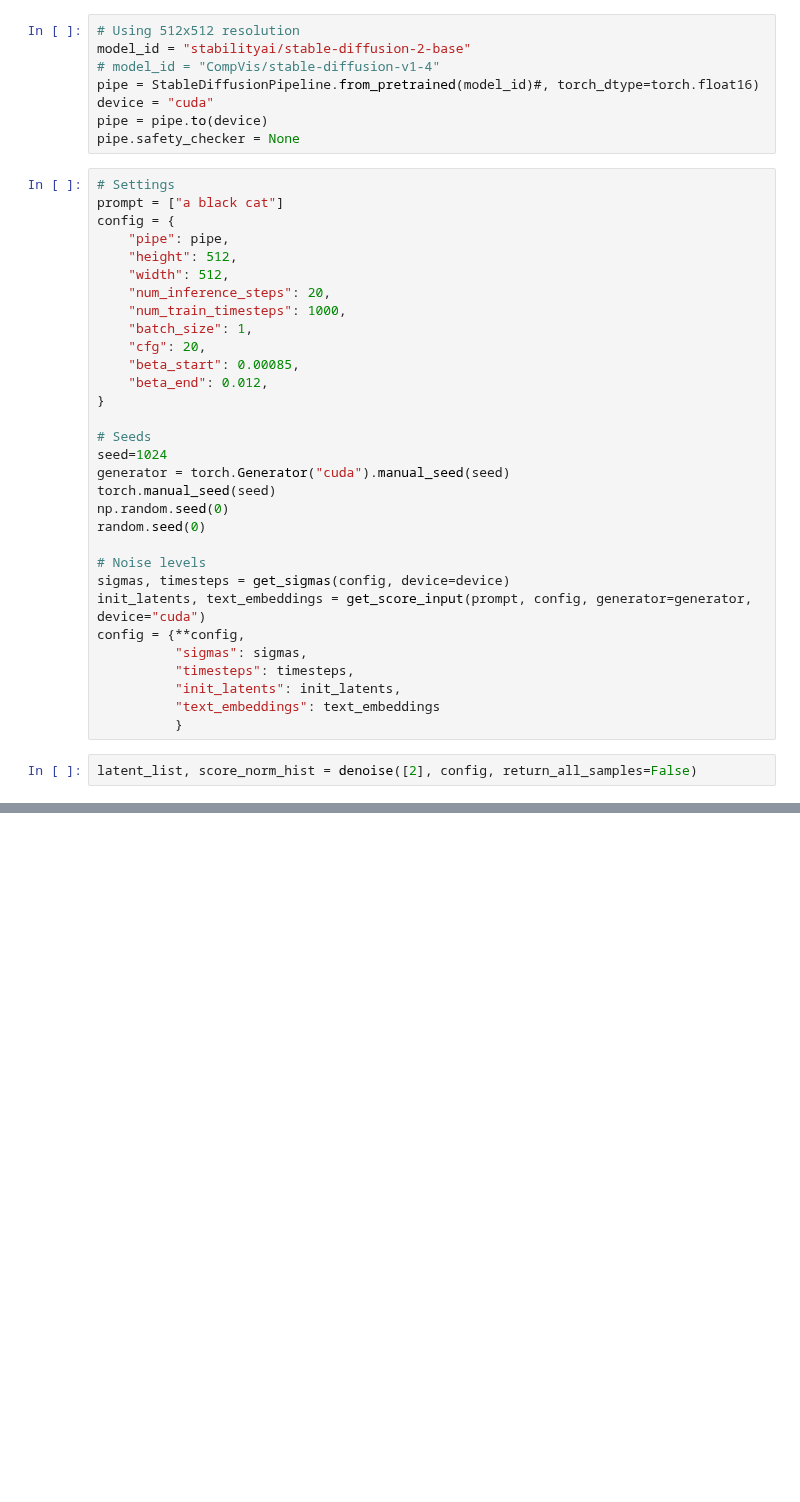
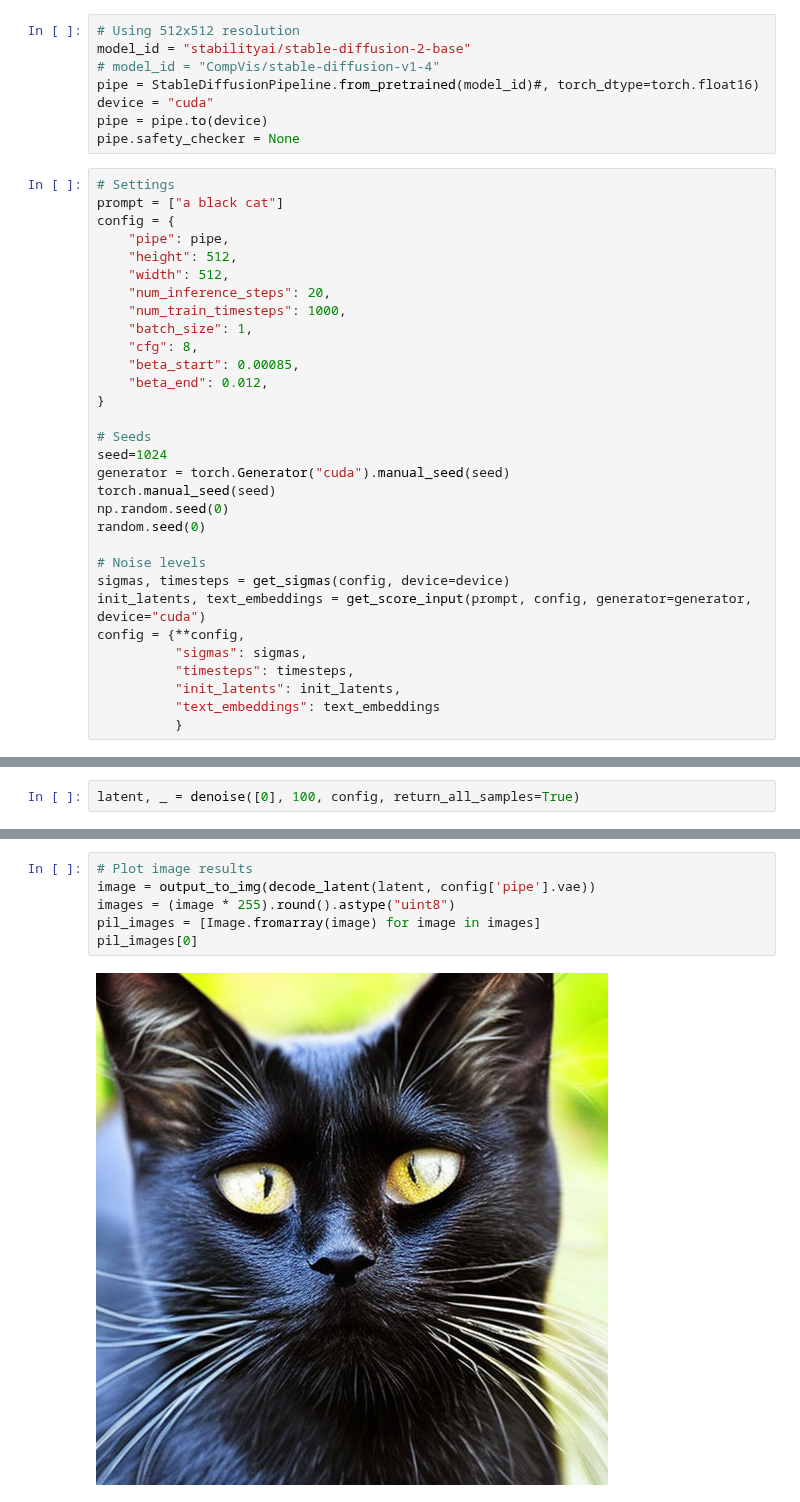
Before and after one commit to alexpondaven/particlediffusion, a Jupyter notebook: particles.ipynb, the cells around one changed output, grey strips where cells are left out. Saved outputs shown, nothing was run; the diff lists cells and outputs as text; blank space fills up the shorter version.

```diff
--- a/particles.ipynb
+++ b/particles.ipynb
@@ -42,7 +38,7 @@ config = {
     "num_inference_steps": 20,
     "num_train_timesteps": 1000,
     "batch_size": 1,
-    "cfg": 20,
+    "cfg": 8,
     "beta_start": 0.00085,
     "beta_end": 0.012,
 }
@@ -63,5 +59,3 @@ config = {**config,
           "init_latents": init_latents,
           "text_embeddings": text_embeddings
           }
-# %%
-latent_list, score_norm_hist = denoise([2], config, return_all_samples=False)
@@ -69,0 +126,2 @@ UnboundLocalError: local variable 'score_norm_hist' referenced before assignment
+# %%
+latent, _ = denoise([0], 100, config, return_all_samples=True)
@@ -69,0 +130,8 @@ UnboundLocalError: local variable 'score_norm_hist' referenced before assignment
+# %%
+# Plot image results
+image = output_to_img(decode_latent(latent, config['pipe'].vae))
+images = (image * 255).round().astype("uint8")
+pil_images = [Image.fromarray(image) for image in images]
+pil_images[0]
+# %% [output]
+[figure, added]
```
Also changed, not shown: parts of 5 cells of this notebook, 1 other file.
